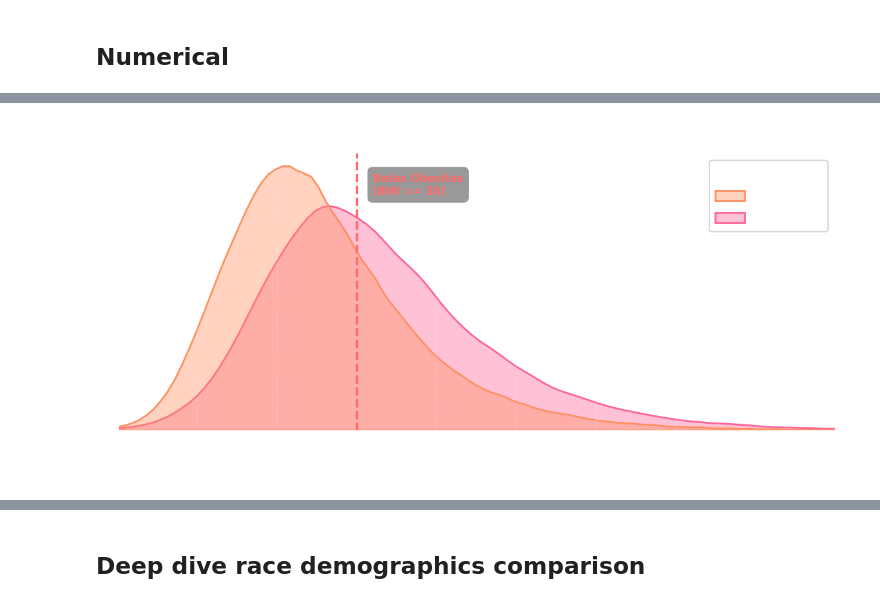
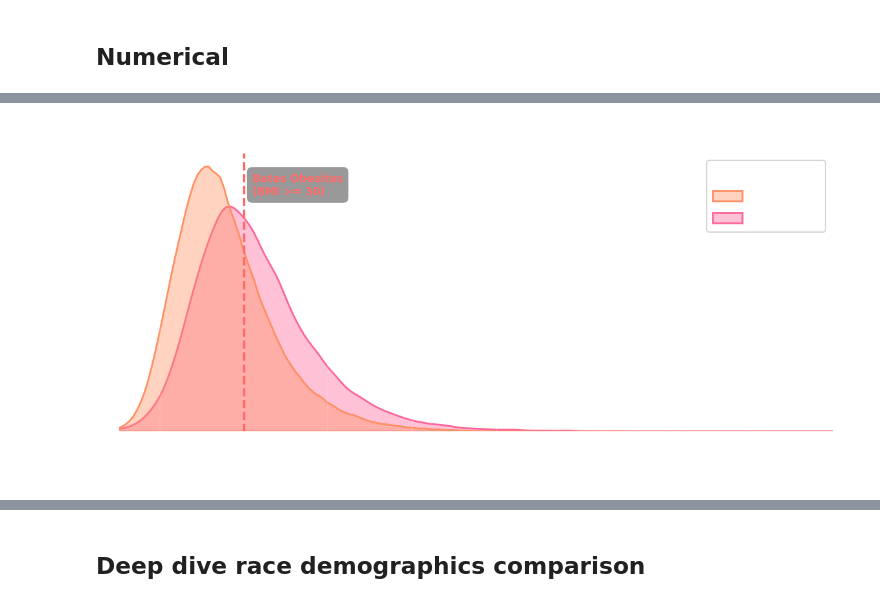
Before and after one commit to yukienjoyer7/Diabetes-Early-Diagnosis-BRFSS-2024, a Jupyter notebook: EDA_Demographics_Dion.ipynb, the cells around one changed output, grey strips where cells are left out. Drawn from its saved outputs; the diff is of its cells as text; code cells hidden in the pictures.

```diff
--- a/EDA_Demographics_Dion.ipynb
+++ b/EDA_Demographics_Dion.ipynb
@@ -241,7 +250,7 @@ Index(['MARITAL', 'EDUCA', 'EMPLOY1', 'INCOME3', 'CHILDREN', '_BMI5',
       dtype='str')
 # %%
 neon_cmap = load_cmap('Neon')
-neon_colors = neon_cmap.colors
+neon_colors = np.array(neon_cmap.colors)
 
 sns.set_palette(sns.color_palette(neon_colors))
 
@@ -668,36 +623,41 @@ plt.show()
 fig, ax = plt.subplots(figsize=(12, 6))
 
 sns.kdeplot(
     data=df_eda,
     x='_BMI5',
     hue='DIABETE4',
     fill=True,
     common_norm=False,
     palette=neon_colors[:df_eda['DIABETE4'].nunique()],
     alpha=0.4,
     linewidth=2,
     ax=ax
 )
 
 plt.title('Pergeseran Kepadatan BMI: Sehat vs Diabetes',
           fontsize=16, weight='bold', color='#FFFFFF', pad=20)
 plt.xlabel('Body Mass Index (BMI)', fontsize=12, weight='bold', color='#FFFFFF', labelpad=15)
 plt.ylabel('Kepadatan Populasi', fontsize=12, weight='bold', color='#FFFFFF')
 
 plt.axvline(x=30, color='#FF6B6B', linestyle='--', linewidth=2.5)
 
 y_max = ax.get_ylim()[1]
-ax.text(31, y_max * 0.85, 'Batas Obesitas\n(BMI >= 30)',
-        color='#FF6B6B', fontsize=12, weight='bold',
-        bbox=dict(facecolor='#000000', alpha=0.4, edgecolor='none', boxstyle='round,pad=0.5'))
+ax.text(
+    x=31,
+    y=y_max * 0.85,
+    s='Batas Obesitas\n(BMI >= 30)',
+    color='#FF6B6B',
+    fontsize=12,
+    weight='bold',
+    bbox=dict(facecolor='#000000', alpha=0.4, edgecolor='none', boxstyle='round,pad=0.5')
+)
 
-plt.xlim(15, 60)
 ax.set_yticks([])
-
+ax.set_xlim(15, 100)
 ax.grid(True, axis='x', color='#FFFFFF', alpha=0.15, linestyle='--')
 
 plt.tight_layout()
 plt.savefig('./outputs/demographic/bivariat_bmi_kde_grid_ppt_2.png', transparent=True, dpi=300, bbox_inches='tight')
 plt.show()
 # %% [output]
-[figure, old version]
+[figure, new version]
```
Also changed, not shown: parts of 35 cells of this notebook, 16 other files.
